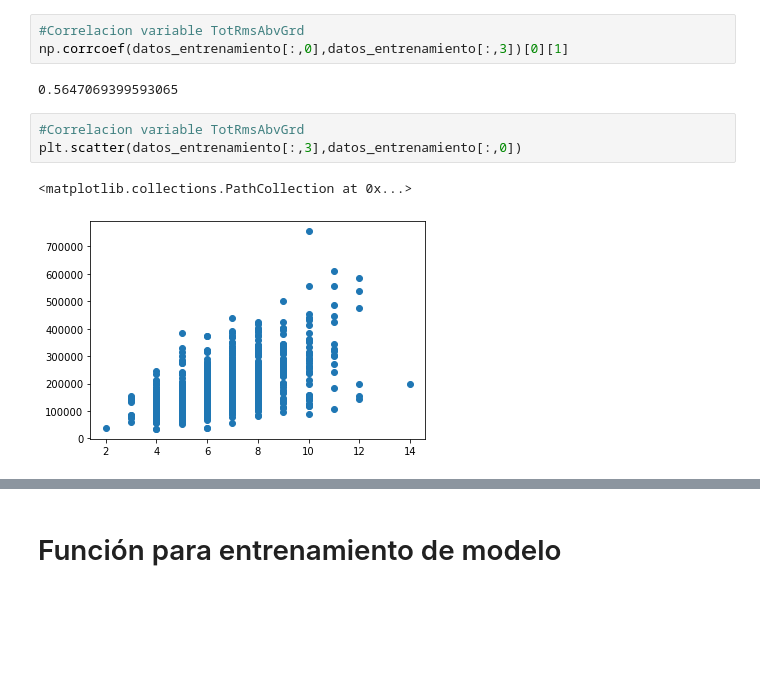
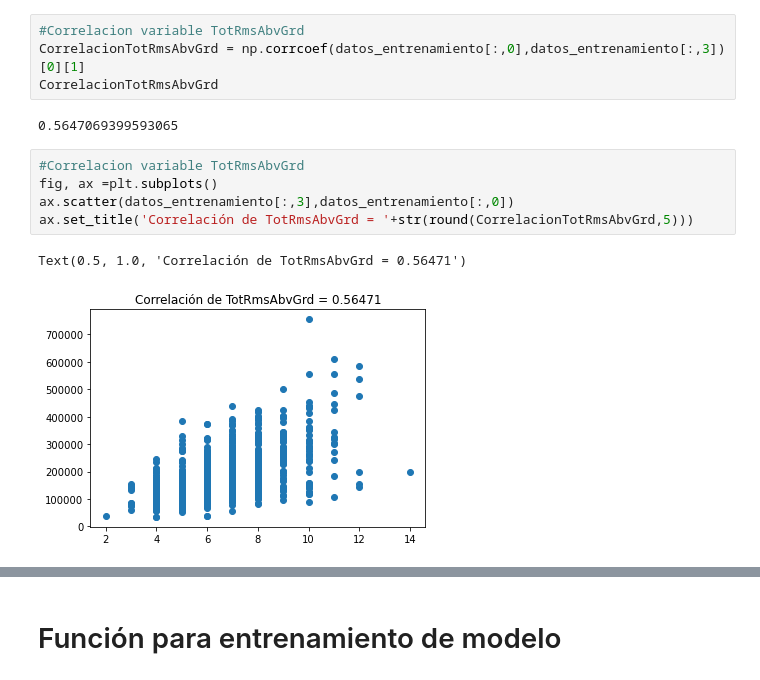
Before and after one commit to Jsolares17/Tareas_Python_Ciencia_Datos, a Jupyter notebook: ProyectoFinal.ipynb, the cells around one changed output, grey strips where cells are left out. Drawn from its saved outputs; the diff is of its cells as text; blank space fills up the shorter version.

```diff
--- a/ProyectoFinal.ipynb
+++ b/ProyectoFinal.ipynb
@@ -121,14 +121,17 @@ Text(0.5, 1.0, 'Correlación de 1stFlrSF = 0.61629')
 [figure]
 # %%
 #Correlacion variable TotRmsAbvGrd
-np.corrcoef(datos_entrenamiento[:,0],datos_entrenamiento[:,3])[0][1]
+CorrelacionTotRmsAbvGrd = np.corrcoef(datos_entrenamiento[:,0],datos_entrenamiento[:,3])[0][1]
+CorrelacionTotRmsAbvGrd
 # %% [output]
 0.5647069399593065
 # %%
 #Correlacion variable TotRmsAbvGrd
-plt.scatter(datos_entrenamiento[:,3],datos_entrenamiento[:,0])
+fig, ax =plt.subplots()
+ax.scatter(datos_entrenamiento[:,3],datos_entrenamiento[:,0])
+ax.set_title('Correlación de TotRmsAbvGrd = '+str(round(CorrelacionTotRmsAbvGrd,5)))
 # %% [output]
-<matplotlib.collections.PathCollection at 0x...>
+Text(0.5, 1.0, 'Correlación de TotRmsAbvGrd = 0.56471')
-[figure, old version]
+[figure, new version]
 # %%
 #Correlacion variable YearBuilt:
```
Also changed, not shown: parts of 7 cells of this notebook.
